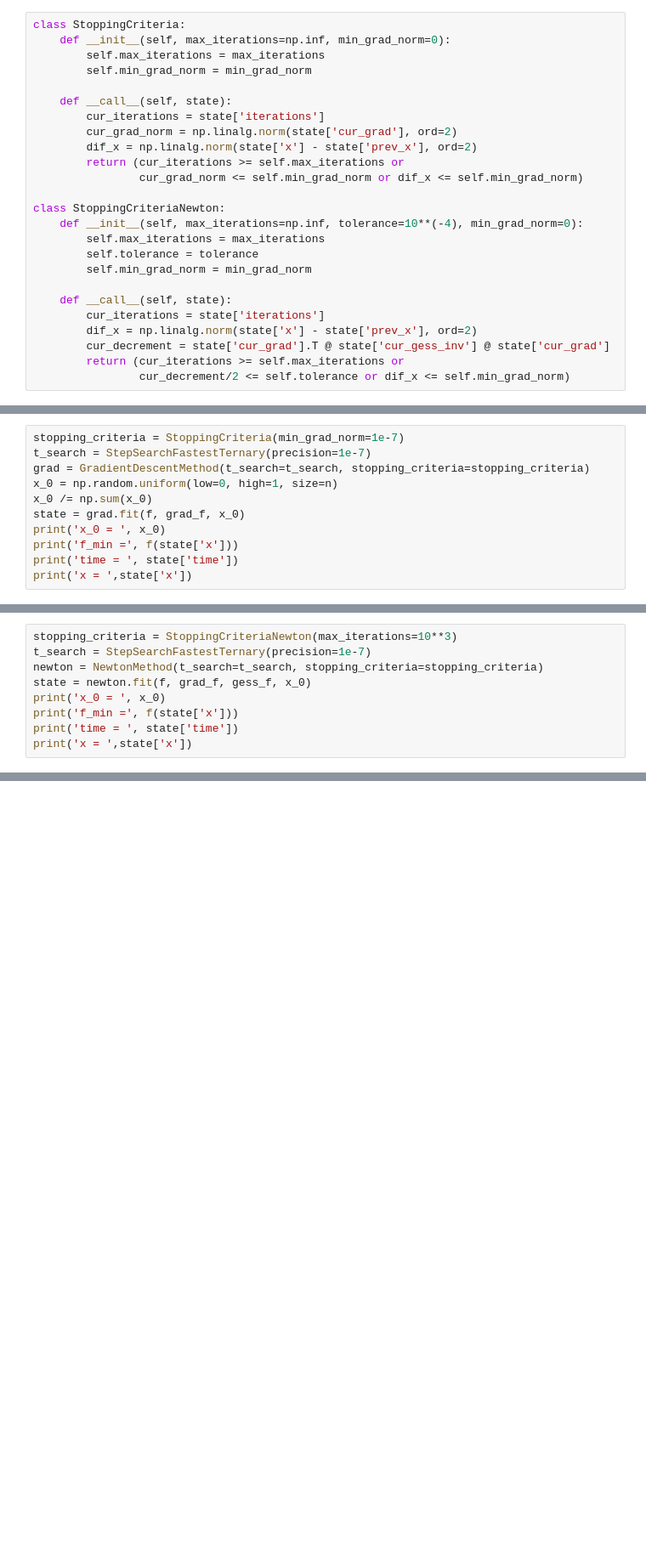
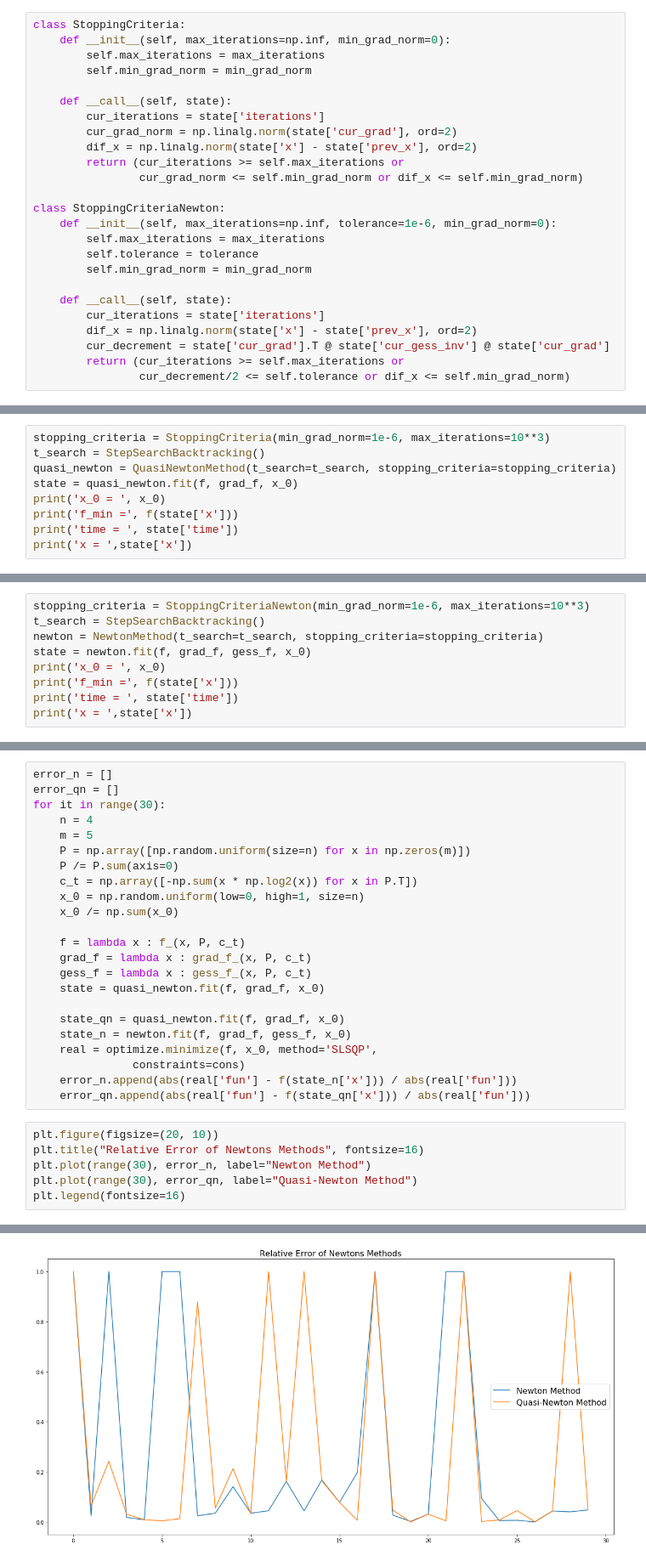
Before and after one commit to ikibardin/communication-channel-capacity, a Jupyter notebook: Newton.ipynb, the cells around one changed output, grey strips where cells are left out. Shown at 85% size. Drawn from its saved outputs; the diff is of its cells as text; blank space fills up the shorter version.

Commit message:
Add Quasi-Newton

```diff
--- a/Newton.ipynb
+++ b/Newton.ipynb
@@ -80,7 +65,7 @@ class StoppingCriteria:
                 cur_grad_norm <= self.min_grad_norm or dif_x <= self.min_grad_norm)
 
 class StoppingCriteriaNewton:
-    def __init__(self, max_iterations=np.inf, tolerance=10**(-4), min_grad_norm=0):
+    def __init__(self, max_iterations=np.inf, tolerance=1e-6, min_grad_norm=0):
         self.max_iterations = max_iterations
         self.tolerance = tolerance
         self.min_grad_norm = min_grad_norm
@@ -209,10 +238,8 @@ class NewtonMethod:
 # %%
-stopping_criteria = StoppingCriteria(min_grad_norm=1e-7)
-t_search = StepSearchFastestTernary(precision=1e-7)
-grad = GradientDescentMethod(t_search=t_search, stopping_criteria=stopping_criteria)
-x_0 = np.random.uniform(low=0, high=1, size=n)
-x_0 /= np.sum(x_0)
-state = grad.fit(f, grad_f, x_0)
+stopping_criteria = StoppingCriteria(min_grad_norm=1e-6, max_iterations=10**3)
+t_search = StepSearchBacktracking()
+quasi_newton = QuasiNewtonMethod(t_search=t_search, stopping_criteria=stopping_criteria)
+state = quasi_newton.fit(f, grad_f, x_0)
 print('x_0 = ', x_0)
 print('f_min =', f(state['x']))
 print('time = ', state['time'])
@@ -225,6 +252,6 @@ x =  [0.         0.50339697 0.         0.49660303]
 # %%
-stopping_criteria = StoppingCriteriaNewton(max_iterations=10**3)
-t_search = StepSearchFastestTernary(precision=1e-7)
+stopping_criteria = StoppingCriteriaNewton(min_grad_norm=1e-6, max_iterations=10**3)
+t_search = StepSearchBacktracking()
 newton = NewtonMethod(t_search=t_search, stopping_criteria=stopping_criteria)
 state = newton.fit(f, grad_f, gess_f, x_0)
 print('x_0 = ', x_0)
@@ -257,0 +285,30 @@ print(optimize.minimize(f, x_0, method='SLSQP',
+# %%
+error_n = []
+error_qn = []
+for it in range(30):
+    n = 4
+    m = 5
+    P = np.array([np.random.uniform(size=n) for x in np.zeros(m)])
+    P /= P.sum(axis=0)
+    c_t = np.array([-np.sum(x * np.log2(x)) for x in P.T])
+    x_0 = np.random.uniform(low=0, high=1, size=n)
+    x_0 /= np.sum(x_0)
+
+    f = lambda x : f_(x, P, c_t)
+    grad_f = lambda x : grad_f_(x, P, c_t)
+    gess_f = lambda x : gess_f_(x, P, c_t)
+    state = quasi_newton.fit(f, grad_f, x_0)
+
+    state_qn = quasi_newton.fit(f, grad_f, x_0)
+    state_n = newton.fit(f, grad_f, gess_f, x_0)
+    real = optimize.minimize(f, x_0, method='SLSQP',
+               constraints=cons)
+    error_n.append(abs(real['fun'] - f(state_n['x'])) / abs(real['fun']))
+    error_qn.append(abs(real['fun'] - f(state_qn['x'])) / abs(real['fun']))
+# %%
+plt.figure(figsize=(20, 10))
+plt.title("Relative Error of Newtons Methods", fontsize=16)
+plt.plot(range(30), error_n, label="Newton Method")
+plt.plot(range(30), error_qn, label="Quasi-Newton Method")
+plt.legend(fontsize=16)
+# %% [output]
@@ -257,0 +316 @@ print(optimize.minimize(f, x_0, method='SLSQP',
+[figure, added]
```
Also changed, not shown: parts of 12 cells of this notebook.
